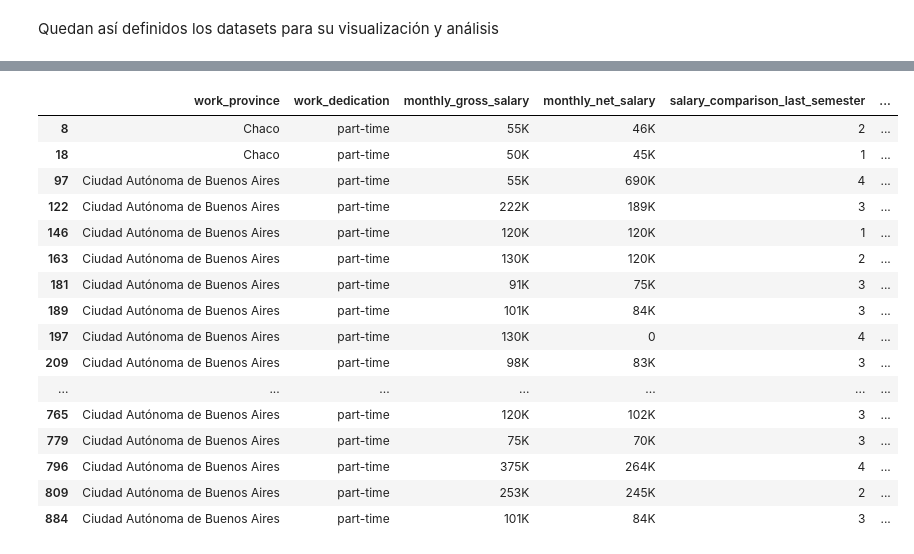
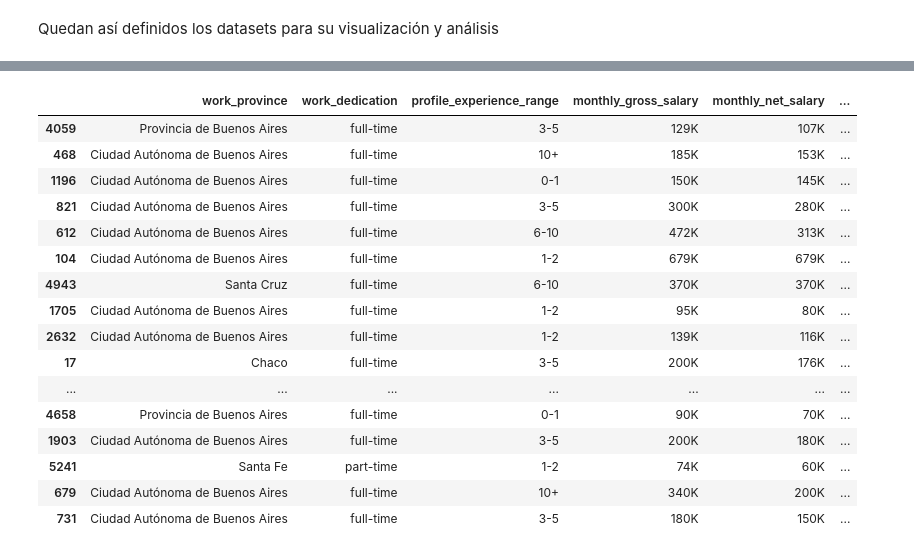
Before and after one commit to brivadeneira/diplo-notes, a Jupyter notebook: salary_vs_programming_languages/preprocessing_salary_vs_programming_languages.ipynb, the cells around one changed output, grey strips where cells are left out. Drawn from its saved outputs; the diff is of its cells as text; code cells hidden in the pictures.

```diff
--- a/salary_vs_programming_languages/preprocessing_salary_vs_programming_languages.ipynb
+++ b/salary_vs_programming_languages/preprocessing_salary_vs_programming_languages.ipynb
@@ -488,2 +548,4 @@ df.size
+# %%
+df = df_without_nan_programming_languages
 # %%
 df.head()
@@ -531,8 +615,8 @@ for i, df in enumerate([df_full_time, df_full_time_without_low_outliers]):
     sns.histplot(df_to_plot,
                  ax=ax[i],
                  color=next(MAIN_PALETTE),
-                 edgecolor='red',
-                kde=True)
+                 edgecolor='black',
+                 kde=True)
 
     statistics = df_to_plot.describe(include='all')
 
@@ -562,5 +646,5 @@ for i, df in enumerate([df_full_time, df_full_time_without_low_outliers]):
 
 plt.xlim(0, 3 * statistics['std'])
 plt.xlabel('salary in ARS')
-plt.title('extracting full time low outliers')
+plt.title('removing full-time low outliers')
 plt.tight_layout()
@@ -680,8 +766,7 @@ def ars_to_usd(ars: float) -> float:
     return ars / ars_per_usd
 # %%
 # this cell needs to be run manually ! SettingWithCopyWarning does not disappear :'(
-
-df.loc[:, 'usd_monthly_gross_salary'] = df.copy().loc[:, 'monthly_gross_salary'].apply(ars_to_usd)
+df['usd_monthly_gross_salary'] = df.monthly_gross_salary.apply(ars_to_usd)
 # %%
 df_full_time = df_full_time_without_low_outliers
 df_part_time = df_part_time_without_low_outliers
@@ -1025,3 +1133,6 @@ Index(['work_province', 'work_dedication', 'monthly_gross_salary',
        'list_of_tools_data_bases', 'list_of_tools_qa_testing',
        'usd_monthly_gross_salary'],
       dtype='object')
+# %%
+frames = [df_part_time, df_full_time]
+df = pd.concat(frames)
@@ -1028,23 +1150,39 @@ Index(['work_province', 'work_dedication', 'monthly_gross_salary',
 # %%
-df_part_time.head(30).style.format(
+highlight_color = PASTEL_PALETTE.as_hex()[0]
+
+df.sample(50).style.format(
     {col: human_format for col in ['monthly_gross_salary', 'monthly_net_salary', 'usd_monthly_gross_salary']},
     precision=1,
-).bar(subset=['monthly_gross_salary', 'monthly_net_salary', 'usd_monthly_gross_salary'], color='green')
+    na_rep='missing',
+).highlight_null(
+    color='gray'
+).bar(subset=['monthly_gross_salary', 'monthly_net_salary', 'usd_monthly_gross_salary', 'salary_comparison_last_semester'],
+      color='green'
+).applymap(
+    lambda v: f'background-color: {CATEGORICAL_PALETTE.as_hex()[0]};' if v == 'part-time' else f'background-color: {CATEGORICAL_PALETTE.as_hex()[1]};',
+    subset=['work_dedication']
+).applymap(
+    lambda v: f'background-color: {get_color_by_exp_range(v)};',
+    subset=['profile_experience_range']
+).applymap(
+    lambda v: f'background-color: {highlight_color};' if v and salary_in_top_tech(v) else None,
+    subset=['list_of_tools_programming_languages']
+)
 # %% [output]
-|  | work_province | work_dedication | monthly_gross_salary | monthly_net_salary | salary_comparison_last_semester | ... |
-| 8 | Chaco | part-time | 55K | 46K | 2 | ... |
-| 18 | Chaco | part-time | 50K | 45K | 1 | ... |
-| 97 | Ciudad Autónoma de Buenos Aires | part-time | 55K | 690K | 4 | ... |
-| 122 | Ciudad Autónoma de Buenos Aires | part-time | 222K | 189K | 3 | ... |
-| 146 | Ciudad Autónoma de Buenos Aires | part-time | 120K | 120K | 1 | ... |
-| 163 | Ciudad Autónoma de Buenos Aires | part-time | 130K | 120K | 2 | ... |
-| 181 | Ciudad Autónoma de Buenos Aires | part-time | 91K | 75K | 3 | ... |
-| 189 | Ciudad Autónoma de Buenos Aires | part-time | 101K | 84K | 3 | ... |
-| 197 | Ciudad Autónoma de Buenos Aires | part-time | 130K | 0 | 4 | ... |
-| 209 | Ciudad Autónoma de Buenos Aires | part-time | 98K | 83K | 3 | ... |
+|  | work_province | work_dedication | profile_experience_range | monthly_gross_salary | monthly_net_salary | ... |
+| 4059 | Provincia de Buenos Aires | full-time | 3-5 | 129K | 107K | ... |
+| 468 | Ciudad Autónoma de Buenos Aires | full-time | 10+ | 185K | 153K | ... |
+| 1196 | Ciudad Autónoma de Buenos Aires | full-time | 0-1 | 150K | 145K | ... |
+| 821 | Ciudad Autónoma de Buenos Aires | full-time | 3-5 | 300K | 280K | ... |
+| 612 | Ciudad Autónoma de Buenos Aires | full-time | 6-10 | 472K | 313K | ... |
+| 104 | Ciudad Autónoma de Buenos Aires | full-time | 1-2 | 679K | 679K | ... |
+| 4943 | Santa Cruz | full-time | 6-10 | 370K | 370K | ... |
+| 1705 | Ciudad Autónoma de Buenos Aires | full-time | 1-2 | 95K | 80K | ... |
+| 2632 | Ciudad Autónoma de Buenos Aires | full-time | 1-2 | 139K | 116K | ... |
+| 17 | Chaco | full-time | 3-5 | 200K | 176K | ... |
 | ... | ... | ... | ... | ... | ... | ... |
-| 765 | Ciudad Autónoma de Buenos Aires | part-time | 120K | 102K | 3 | ... |
-| 779 | Ciudad Autónoma de Buenos Aires | part-time | 75K | 70K | 3 | ... |
-| 796 | Ciudad Autónoma de Buenos Aires | part-time | 375K | 264K | 4 | ... |
-| 809 | Ciudad Autónoma de Buenos Aires | part-time | 253K | 245K | 2 | ... |
-| 884 | Ciudad Autónoma de Buenos Aires | part-time | 101K | 84K | 3 | ... |
+| 4658 | Provincia de Buenos Aires | full-time | 0-1 | 90K | 70K | ... |
+| 1903 | Ciudad Autónoma de Buenos Aires | full-time | 3-5 | 200K | 180K | ... |
+| 5241 | Santa Fe | part-time | 1-2 | 74K | 60K | ... |
+| 679 | Ciudad Autónoma de Buenos Aires | full-time | 10+ | 340K | 200K | ... |
+| 731 | Ciudad Autónoma de Buenos Aires | full-time | 3-5 | 180K | 150K | ... |
```
Also changed, not shown: parts of 55 cells of this notebook, 1 other file.
